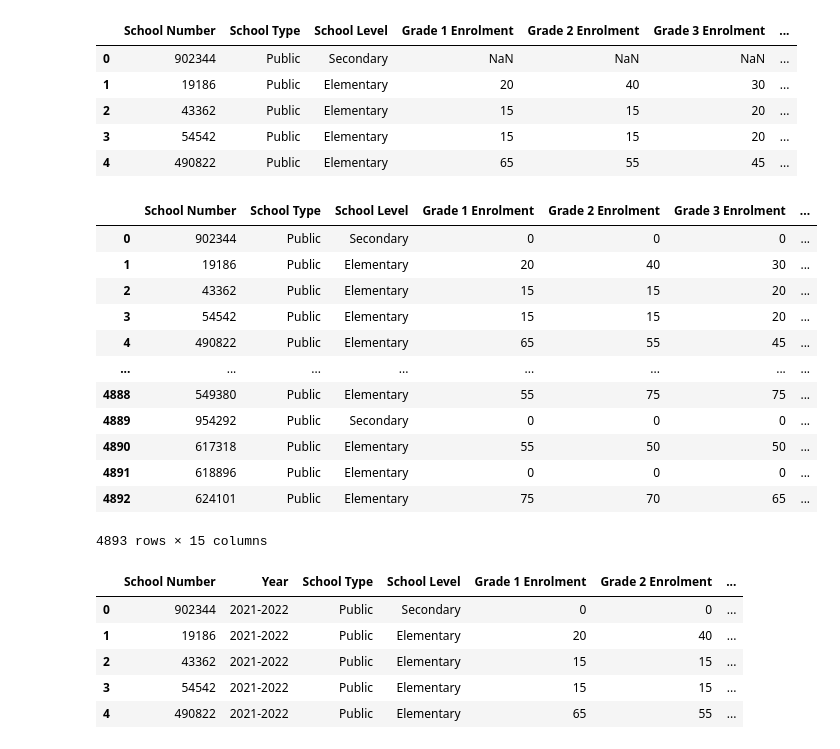
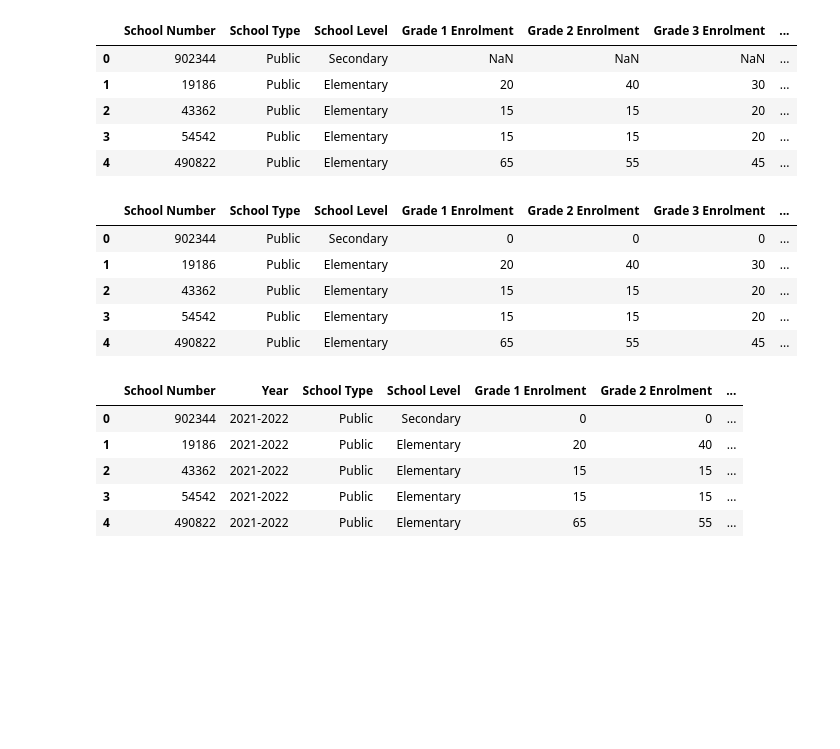
Before and after one commit to acedryden/school_research_project, a Jupyter notebook: Data Collection/Table_Preparation.ipynb, the cells around one changed output. Saved outputs shown, nothing was run; the diff lists cells and outputs as text; code cells hidden in the pictures; blank space fills up the shorter version.

```diff
--- a/Data Collection/Table_Preparation.ipynb
+++ b/Data Collection/Table_Preparation.ipynb
@@ -97,11 +103,11 @@ Board_Info_unique_df.to_csv('Output Tables/Board_data.csv', index=False)
 # %%
-# Enrolment tables Preparation
+# Enrolment tables Preparation 2021-2022
 
-Enrolment_file_path = "Resources/enrol_grade_21_22_en.txt"
+Enrolment_file_path = "enrol_grade_2122_en.txt"
 
-Enrolment_df = pd.read_csv(Enrolment_file_path, delimiter="|")
+Enrolment_df_21_22 = pd.read_csv(Enrolment_file_path, delimiter="|")
 
-Enrolment_df.head()
+Enrolment_df_21_22.head()
 # %% [output]
 |  | Board Number | Board Name | School Number | School Name | School Type | School Level | School Language | ... |
 | 0 | B28010 | Algoma DSB | 902344 | Algoma Education Connection Secon... | Public | Secondary | English | ... |
@@ -135,9 +141,9 @@ Enrolment_by_grade_Columns = ['School Number',
        'Grade 7 Enrolment', 'Grade 8 Enrolment', 'Grade 9 Enrolment',
        'Grade 10 Enrolment', 'Grade 11 Enrolment', 'Grade 12 Enrolment']
 
-Enrolment_by_grade_df = Enrolment_df[Enrolment_by_grade_Columns]
+Enrolment_df_21_22 = Enrolment_df_21_22[Enrolment_by_grade_Columns]
 
-Enrolment_by_grade_df.head()
+Enrolment_df_21_22.head()
 # %% [output]
 |  | School Number | School Type | School Level | Grade 1 Enrolment | Grade 2 Enrolment | Grade 3 Enrolment | ... |
 | 0 | 902344 | Public | Secondary | NaN | NaN | NaN | ... |
@@ -148,25 +154,18 @@ Enrolment_by_grade_df.head()
 # %%
 # Eliminating the NaN values
 
-Enrolment_by_grade_df = Enrolment_by_grade_df.fillna(0)
+Enrolment_df_21_22 = Enrolment_df_21_22.fillna(0)
 
-Enrolment_by_grade_df.replace("<",'', regex=True, inplace=True)
+Enrolment_df_21_22.replace("<",'', regex=True, inplace=True)
 
-Enrolment_by_grade_df.head()
+Enrolment_df_21_22.head()
 # %% [output]
 |  | School Number | School Type | School Level | Grade 1 Enrolment | Grade 2 Enrolment | Grade 3 Enrolment | ... |
 | 0 | 902344 | Public | Secondary | 0 | 0 | 0 | ... |
 | 1 | 19186 | Public | Elementary | 20 | 40 | 30 | ... |
 | 2 | 43362 | Public | Elementary | 15 | 15 | 20 | ... |
 | 3 | 54542 | Public | Elementary | 15 | 15 | 20 | ... |
 | 4 | 490822 | Public | Elementary | 65 | 55 | 45 | ... |
-| ... | ... | ... | ... | ... | ... | ... | ... |
-| 4888 | 549380 | Public | Elementary | 55 | 75 | 75 | ... |
-| 4889 | 954292 | Public | Secondary | 0 | 0 | 0 | ... |
-| 4890 | 617318 | Public | Elementary | 55 | 50 | 50 | ... |
-| 4891 | 618896 | Public | Elementary | 0 | 0 | 0 | ... |
-| 4892 | 624101 | Public | Elementary | 75 | 70 | 65 | ... |
-4893 rows × 15 columns
 # %%
 # Adding total enrolment for the year
 
```
Also changed, not shown: parts of 65 cells of this notebook.
